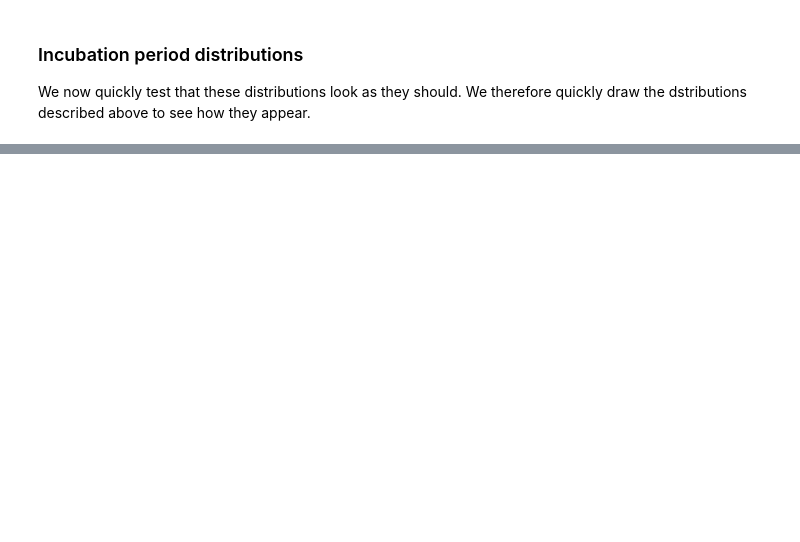
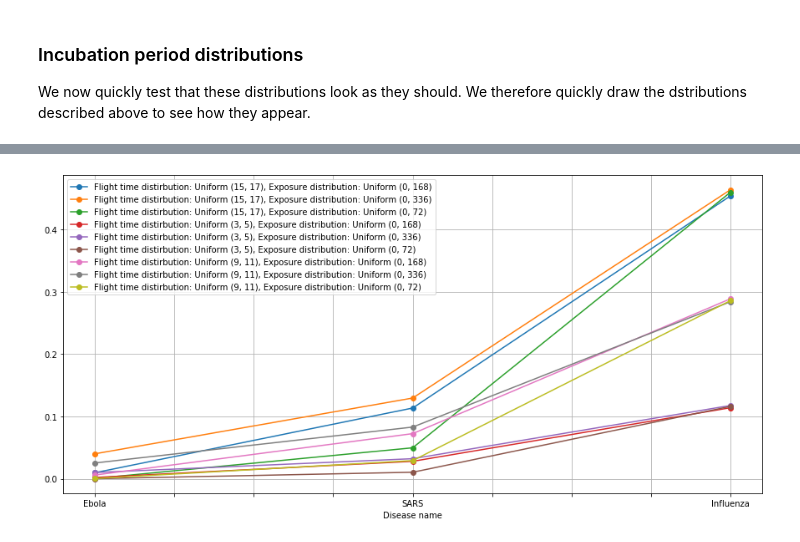
Before and after one commit to ukhsa-collaboration/SIRA, a Jupyter notebook: notebooks/BorderScreening_varying_disease.ipynb, the cells around one changed output, grey strips where cells are left out. Cells and saved outputs as stored; diff of their text form; code cells hidden in the pictures; blank space fills up the shorter version.

```diff
--- a/notebooks/BorderScreening_varying_disease.ipynb
+++ b/notebooks/BorderScreening_varying_disease.ipynb
@@ -149,0 +132,2 @@ df.to_csv(save_path)
+# %%
+df=pd.read_csv(r'C:\Users\Declan.Bays\Documents\Projects\Novel Coronavirus\2019-nCoV\BorderScreening_VaryingDisease.csv')
@@ -149,0 +154,13 @@ df.to_csv(save_path)
+# %%
+fig, ax = plt.subplots(figsize=(15,7))
+
+for name, group in df.groupby(['Flight time range', 'Exposure time range (time before flight)']):
+    group.plot(style='o-', x='Disease name',
+               y='Calculated border screening success rate',
+               ax=ax,
+               grid=True,
+               label = 'Flight time distirbution: {}, Exposure distribution: {}'.format(name[0], name[1]))
+
+plt.show()
+# %% [output]
+[figure, added]
```
Also changed, not shown: parts of 8 cells of this notebook.
